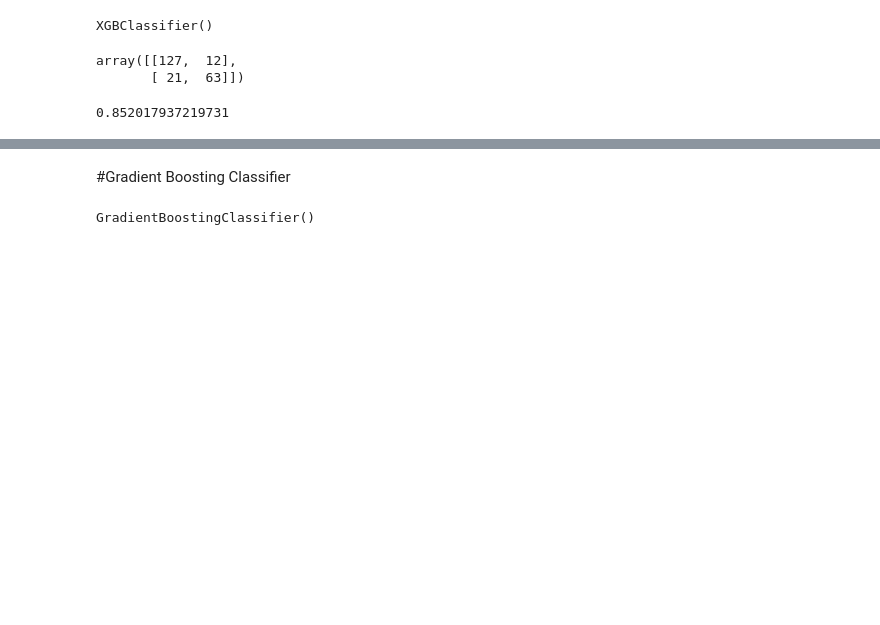
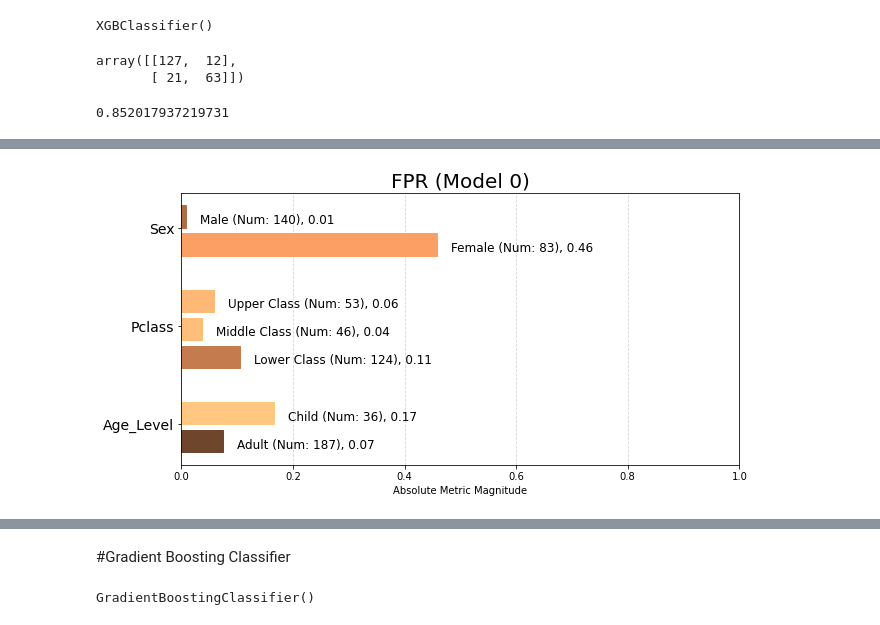
Before and after one commit to FauxGrit/Titanic-Fairness, a Jupyter notebook: Fairness_Tutorial.ipynb, the cells around one changed output, grey strips where cells are left out. Drawn from its saved outputs; the diff is of its cells as text; code cells hidden in the pictures; blank space fills up the shorter version.

```diff
--- a/Fairness_Tutorial.ipynb
+++ b/Fairness_Tutorial.ipynb
@@ -443,0 +463,9 @@ ap.absolute(bdf, metrics, 'Age_Level', fairness_threshold = disparity_tolerance)
+# %%
+dfA = dfAequitas[['score','label_value','Age_Level']].copy()
+dfA['PassengerId'] = PassengerId_test.astype(int)
+df0 = df0[['PassengerId','Pclass','Sex']].copy()
+dfA = dfA.merge(df0, on='PassengerId', how='left')
+dfA['Pclass'].replace([1, 2, 3], ['Upper Class', 'Middle Class', 'Lower Class'], inplace=True)
+dfA['Sex'].replace(['male', 'female'], ['Male', 'Female'], inplace=True)
+dfA.rename(columns={'PassengerId': 'entity_id'}, inplace=True)
+dfA.head()
@@ -443,0 +479,9 @@ ap.absolute(bdf, metrics, 'Age_Level', fairness_threshold = disparity_tolerance)
+# %%
+g = Group()
+b = Bias()
+xtab, _ = g.get_crosstabs(dfA)
+aqp = Plot()
+
+fpr = aqp.plot_group_metric(xtab, 'fpr')
+# %% [output]
+[figure, added]
```
Also changed, not shown: parts of 19 cells of this notebook.
